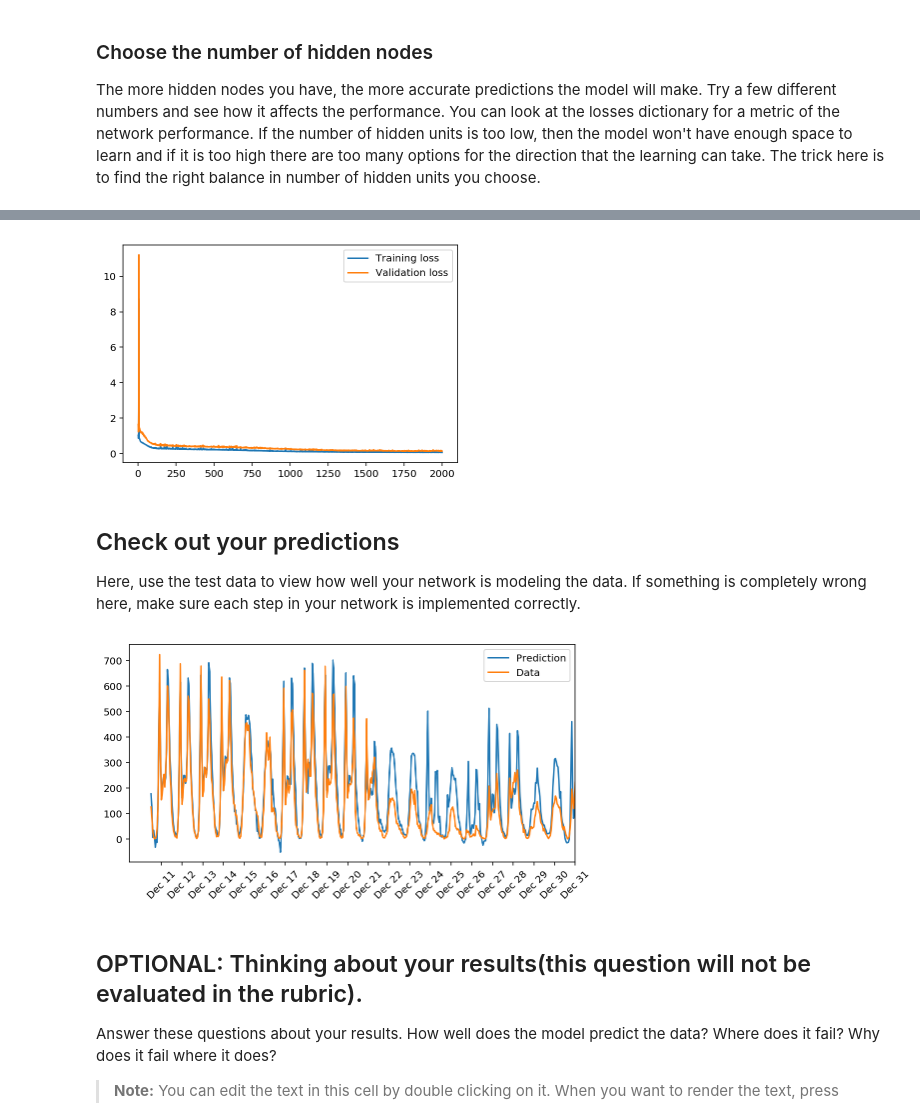
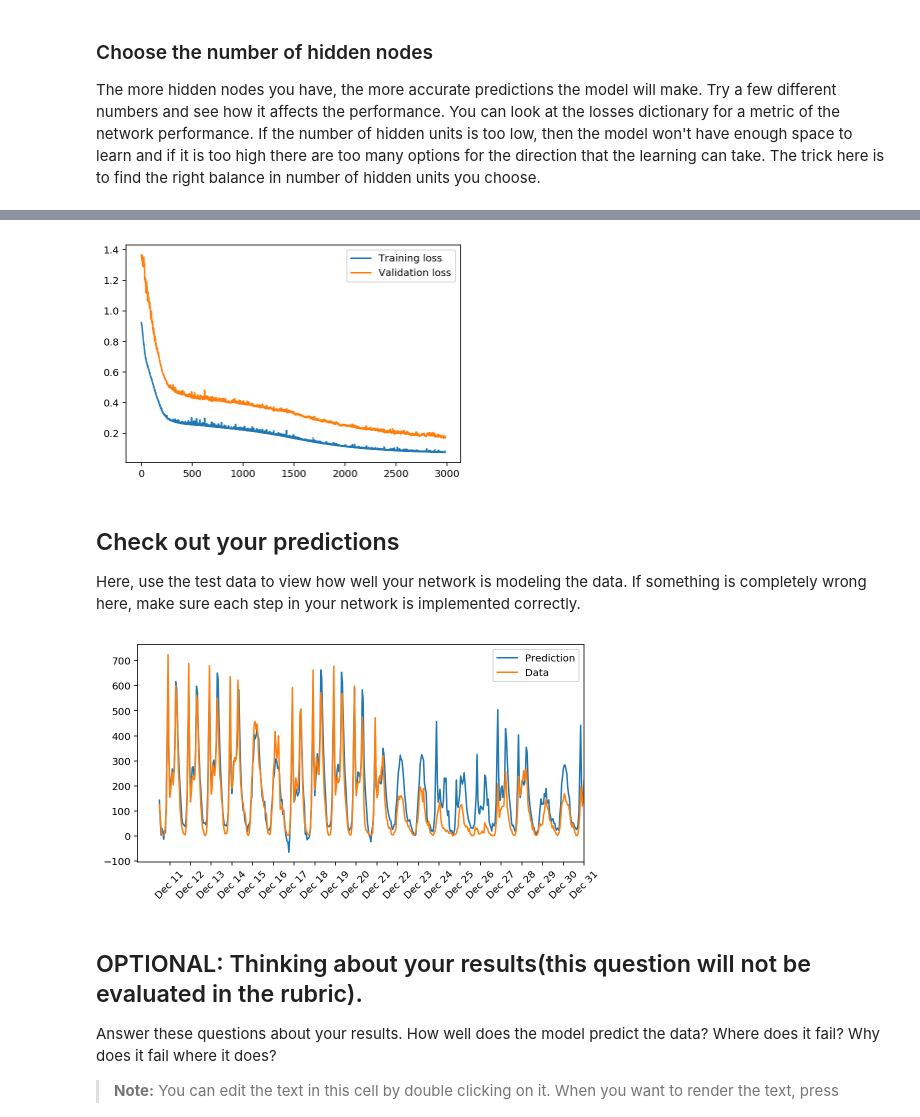
Before and after one commit to snekkalapudi/deep-learning, a Jupyter notebook: first-neural-network/Your_first_neural_network.ipynb, the cells around one changed output, grey strips where cells are left out. Drawn from its saved outputs; the diff is of its cells as text; code cells hidden in the pictures.

```diff
--- a/first-neural-network/Your_first_neural_network.ipynb
+++ b/first-neural-network/Your_first_neural_network.ipynb
@@ -157,7 +157,6 @@ class NeuralNetwork(object):
         n_records = features.shape[0]
         delta_weights_i_h = np.zeros(self.weights_input_to_hidden.shape)
         delta_weights_h_o = np.zeros(self.weights_hidden_to_output.shape)
-        print(targets)
         for X, y in zip(features, targets):
             #### Implement the forward pass here ####
             ### Forward pass ###
@@ -196,8 +195,8 @@ class NeuralNetwork(object):
             delta_weights_h_o += output_error_term * hidden_outputs[:, None]
 
         # TODO: Update the weights - Replace these values with your calculations.
-        self.weights_hidden_to_output += self.lr * delta_weights_h_o #/ n_records # update hidden-to-output weights with gradient descent step
-        self.weights_input_to_hidden += self.lr * delta_weights_i_h #/ n_records # update input-to-hidden weights with gradient descent step
+        self.weights_hidden_to_output += self.lr * delta_weights_h_o / n_records # update hidden-to-output weights with gradient descent step
+        self.weights_input_to_hidden += self.lr * delta_weights_i_h / n_records # update input-to-hidden weights with gradient descent step
 
     def run(self, features):
         ''' Run a forward pass through the network with input features
@@ -311,9 +309,9 @@ The more hidden nodes you have, the more accurate predictions the model will mak
 import sys
 
 ### Set the hyperparameters here ###
-iterations = 2000
-learning_rate = 0.01
-hidden_nodes = 9
+iterations = 3000
+learning_rate = 0.5
+hidden_nodes = 25
 output_nodes = 1
 
 N_i = train_features.shape[1]
@@ -358,10 +340,10 @@ for ii in range(iterations):
 # %%
-plt.plot(losses['train'], label='Training loss')
-plt.plot(losses['validation'], label='Validation loss')
+plt.plot(losses['train'][15:], label='Training loss')
+plt.plot(losses['validation'][15:], label='Validation loss')
 plt.legend()
 _ = plt.ylim()
 # %% [output]
-[figure, old version]
+[figure, new version]
 # %% [markdown]
 ## Check out your predictions
 
@@ -381,7 +363,7 @@ dates = dates.apply(lambda d: d.strftime('%b %d'))
 ax.set_xticks(np.arange(len(dates))[12::24])
 _ = ax.set_xticklabels(dates[12::24], rotation=45)
 # %% [output]
-[figure, old version]
+[figure, new version]
 # %% [markdown]
 ## OPTIONAL: Thinking about your results(this question will not be evaluated in the rubric).
 
```
Also changed, not shown: parts of 2 cells of this notebook, 1 other file.
